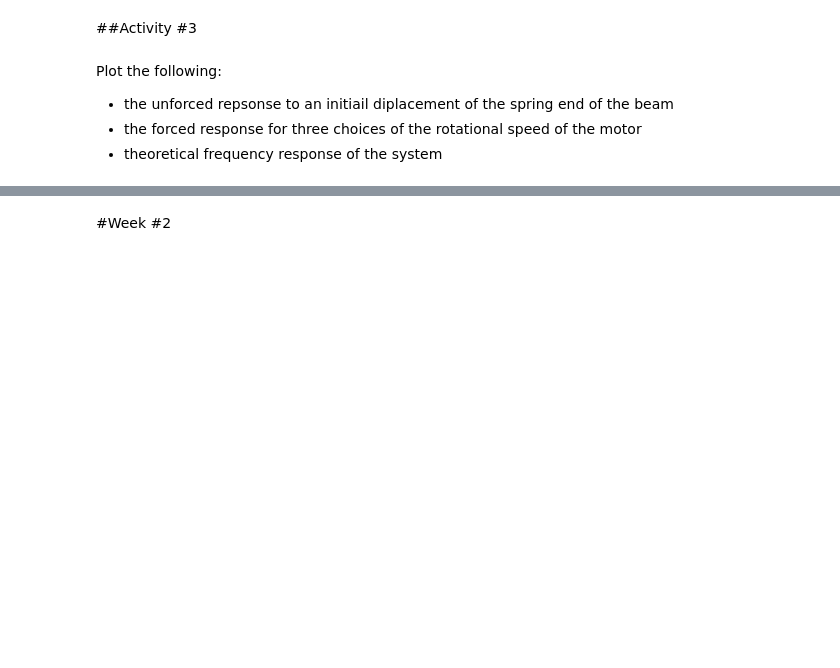
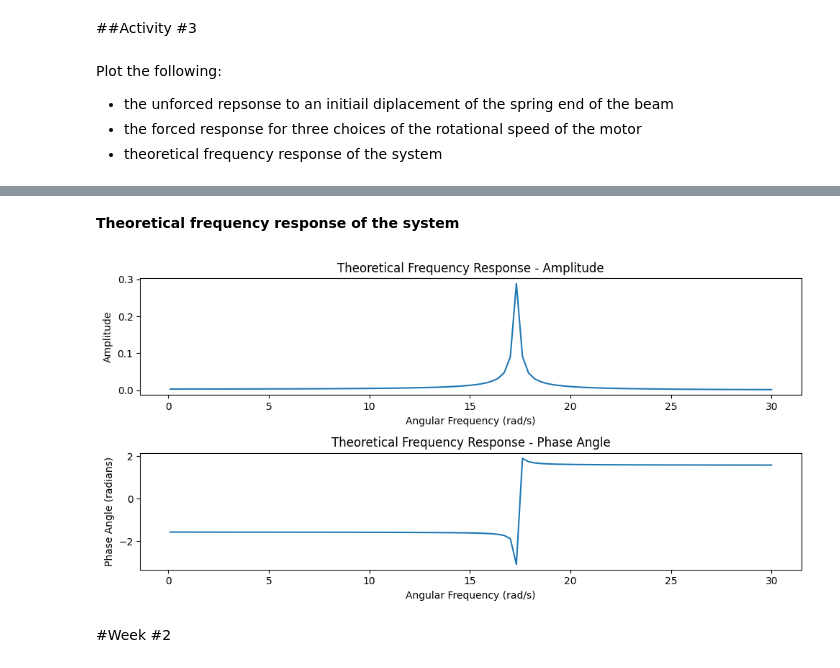
Before and after one commit to KavinduLakshan/KavinduLakshan.github.io, a Jupyter notebook: E_18_190_ME421_Vibration_Activity_Oct_2023.ipynb, the cells around one changed output, grey strips where cells are left out. Cells and saved outputs as stored; diff of their text form; code cells hidden in the pictures; blank space fills up the shorter version.

```diff
--- a/E_18_190_ME421_Vibration_Activity_Oct_2023.ipynb
+++ b/E_18_190_ME421_Vibration_Activity_Oct_2023.ipynb
@@ -33,3 +238,40 @@ Plot the following:
+# %% [markdown]
+**Theoretical frequency response of the system**
+# %%
+k = 100
+l_spring = 1
+m_beam = 1
+gamma = 0.1
+f = 1
+omega_values = np.linspace(0.1, 30, 100)
+# %%
+def theoretical_frequency_response(omega_values, f, gamma):
+    P = -2 * gamma * omega_values / ((omega_values**2 - omega_n**2)**2 + (2 * gamma * omega_values)**2) * f
+    Q = (omega_values**2 - omega_n**2) / ((omega_values**2 - omega_n**2)**2 + (2 * gamma * omega_values)**2) * f
+    amplitude = np.sqrt(P**2 + Q**2)
+    phase_angle = np.arctan2(Q, P)
+    return amplitude, phase_angle
+# %%
+amplitude_values, phase_angle_values = theoretical_frequency_response(omega_values, f, gamma)
+
+plt.figure(figsize=(10, 5))
+
+plt.subplot(2, 1, 1)
+plt.plot(omega_values, amplitude_values)
+plt.xlabel('Angular Frequency (rad/s)')
+plt.ylabel('Amplitude')
+plt.title('Theoretical Frequency Response - Amplitude')
+
+plt.subplot(2, 1, 2)
+plt.plot(omega_values, phase_angle_values)
+plt.xlabel('Angular Frequency (rad/s)')
+plt.ylabel('Phase Angle (radians)')
+plt.title('Theoretical Frequency Response - Phase Angle')
+
+plt.tight_layout()
+plt.show()
+# %% [output]
+[figure, added]
 # %% [markdown]
 #Week #2
 # %% [markdown]
```
Also changed, not shown: parts of 23 cells of this notebook.
